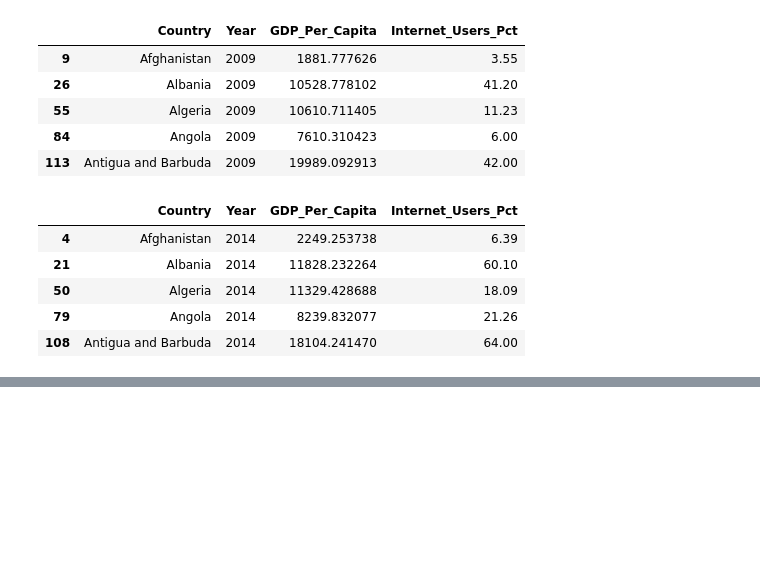
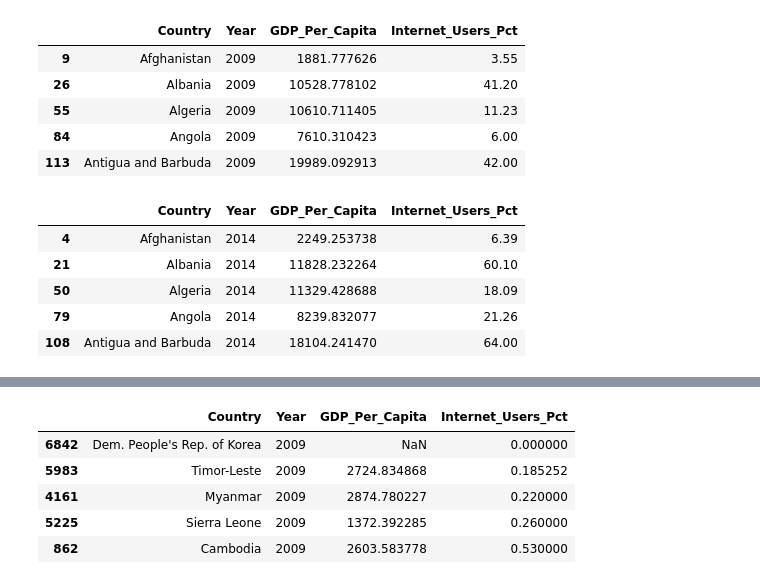
Before and after one commit to Cristian-Vargas9/gdp-and-internet-usage-Cristian-Vargas9, a Jupyter notebook: Project/GDP_Project.ipynb, the cells around one changed output, grey strips where cells are left out. Saved outputs shown, nothing was run; the diff lists cells and outputs as text; code cells hidden in the pictures; blank space fills up the shorter version.

```diff
--- a/Project/GDP_Project.ipynb
+++ b/Project/GDP_Project.ipynb
@@ -151,0 +179,11 @@ dtype: object
+# %%
+internet_use_2009_min = internet_use_2009.sort_values('Internet_Users_Pct', ascending=True)
+internet_use_2009_min = internet_use_2009_min.head(5)
+internet_use_2009_min
+# %% [output]
+|  | Country | Year | GDP_Per_Capita | Internet_Users_Pct |
+| 6842 | Dem. People's Rep. of Korea | 2009 | NaN | 0.000000 |
+| 5983 | Timor-Leste | 2009 | 2724.834868 | 0.185252 |
+| 4161 | Myanmar | 2009 | 2874.780227 | 0.220000 |
+| 5225 | Sierra Leone | 2009 | 1372.392285 | 0.260000 |
+| 862 | Cambodia | 2009 | 2603.583778 | 0.530000 |
```
Also changed, not shown: parts of 12 cells of this notebook.
